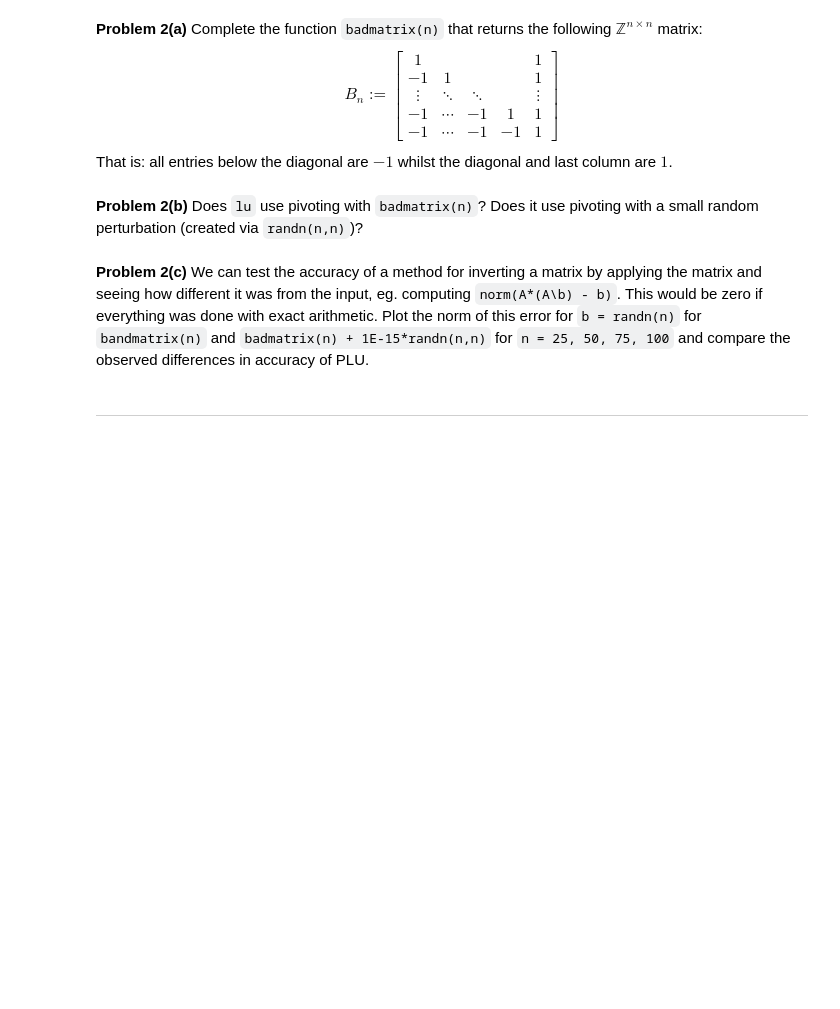
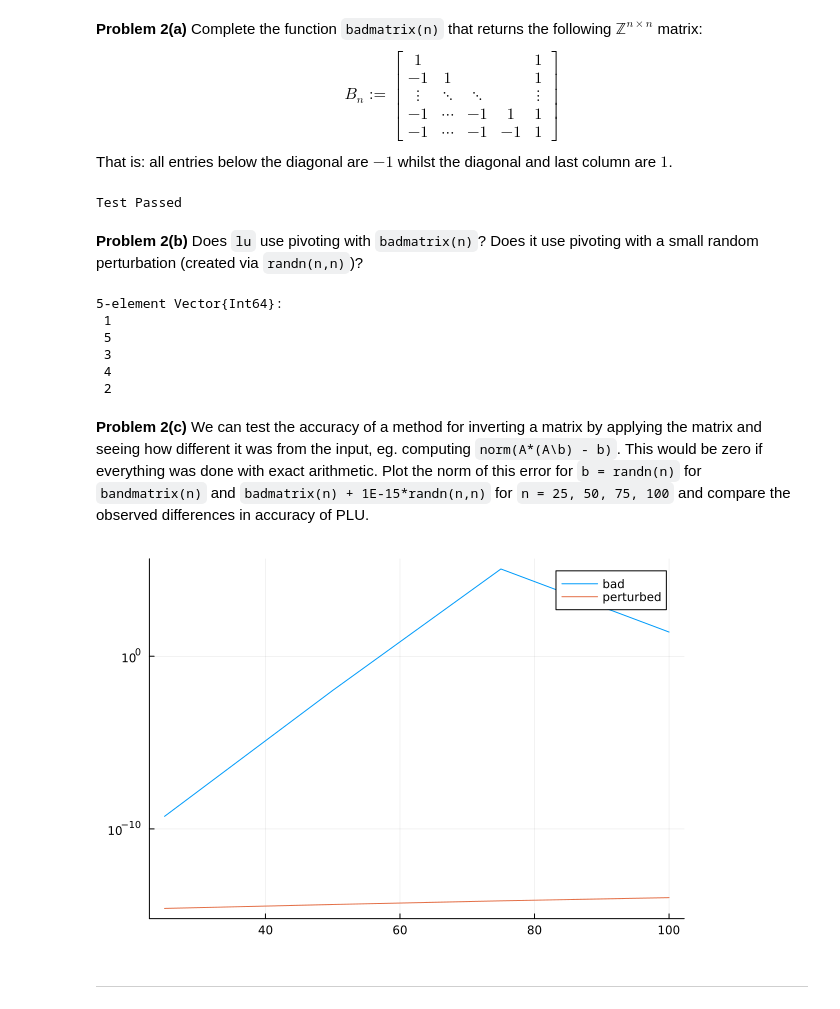
Before and after one commit to AdiImp/MATH50003NumericalAnalysis, a Jupyter notebook: labs/lab5.ipynb, the cells around one changed output. Drawn from its saved outputs; the diff is of its cells as text; code cells hidden in the pictures; blank space fills up the shorter version.

```diff
--- a/labs/lab5.ipynb
+++ b/labs/lab5.ipynb
@@ -141,17 +206,38 @@ That is: all entries below the diagonal are $-1$ whilst the diagonal and last co
 # %%
 function badmatrix(n)
     # TODO: make the "bad matrix" with `Int` entries defined above and return it
-
+    A = zeros(Int, n, n)
+    for j = n:-1:1
+        for k = 1:n
+            if k < j
+                A[j,k] = Int(-1)
+            elseif k == j || k == n
+                A[j,k] = Int(1)
+            end
+        end
+    end
+    A
 end
 
 @test badmatrix(3) isa Matrix{Int}
 @test badmatrix(3) == [1 0 1; -1 1 1; -1 -1 1]
+# %% [output]
+Test Passed
 # %% [markdown]
 **Problem 2(b)** Does `lu` use pivoting with `badmatrix(n)`? Does it use
 pivoting with a small random perturbation (created via `randn(n,n)`)?
 # %%
 # TODO: Use `lu` on `badmatrix(n)` and a small perturbation to determine if it
 # is using pivoting.
+lu(badmatrix(5)).p # == 1:5, that is no pivoting has occurred
+lu(badmatrix(5) + eps()randn(5,5)).p # ≠ 1:5, we have pivoted
+# %% [output]
+5-element Vector{Int64}:
+ 1
+ 5
+ 3
+ 4
+ 2
 # %% [markdown]
 **Problem 2(c)** We can test the accuracy of a method for inverting a matrix
 by applying the matrix and seeing how different it was from the input, eg.
@@ -165,3 +248,22 @@ compare the observed differences in accuracy of PLU.
+# %%
+# TODO: plot the error norm(A*(A\b) - b) for the perturbed and unperturbed badmatrix(n).
+# What do you observe?
+baderrs = zeros(4)
+perterrs = zeros(4)
+
+for k = 1:4
+    n = 25k
+    b = randn(n)
+    A = badmatrix(n)
+    Ã = A + 1E-15*randn(n,n)
+    baderrs[k] = norm(A * (A \ b) - b)
+    perterrs[k] = norm(Ã * (Ã \ b) - b)
+end
+
+plot(25:25:100, baderrs; label="bad", yscale=:log10)
+plot!(25:25:100, perterrs; label="perturbed")
+# %% [output]
+[figure, added]
 # %% [markdown]
 -----
 # %% [markdown]
```
Also changed, not shown: parts of 17 cells of this notebook, 1 other file.
